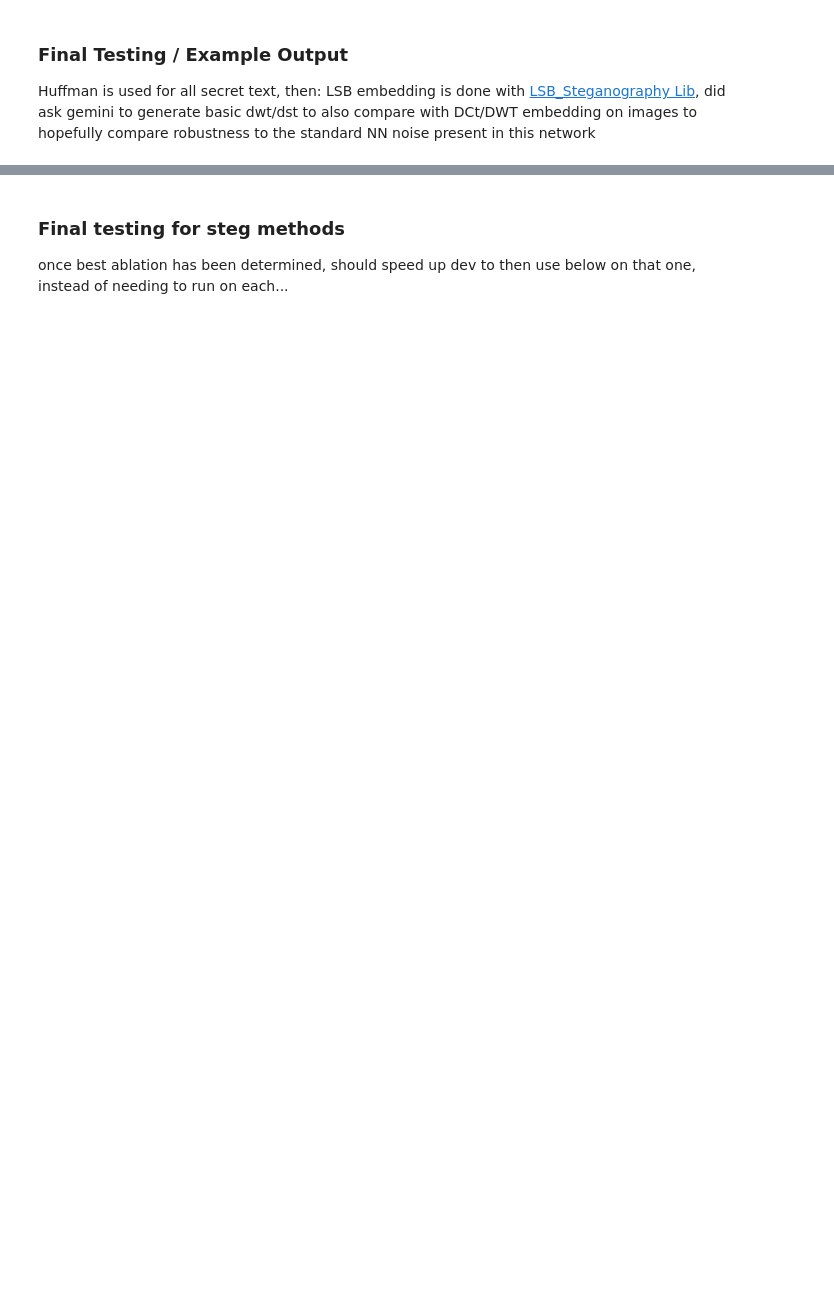
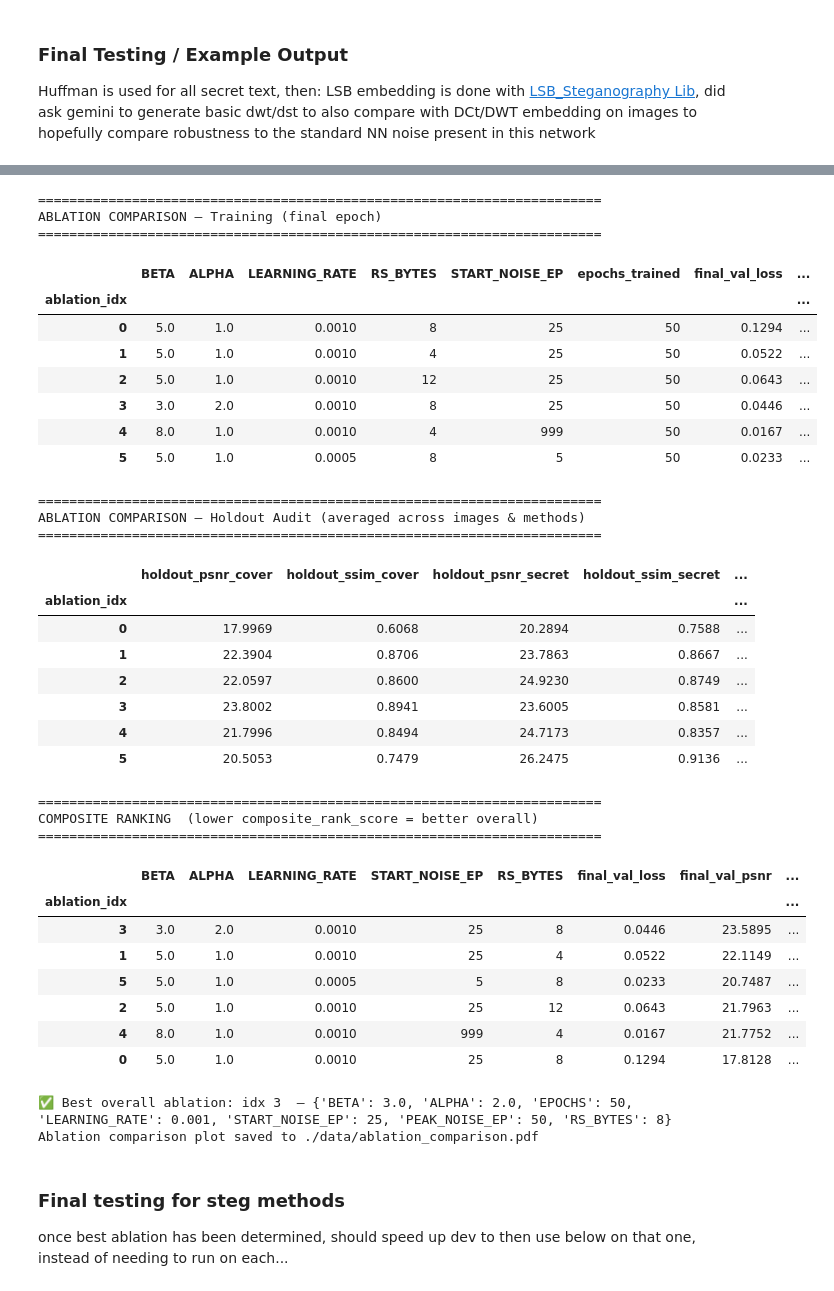
Before and after one commit to anthonysasso2001/DeepSteganographyAuditProj, a Jupyter notebook: SteganographyAudit.ipynb, the cells around one changed output, grey strips where cells are left out. Drawn from its saved outputs; the diff is of its cells as text; code cells hidden in the pictures; blank space fills up the shorter version.

Commit message:
med refac, mainly to improve ablation and plotting, running revised ablations with 100 epochs to get ok candidates before I consider next steps

```diff
--- a/SteganographyAudit.ipynb
+++ b/SteganographyAudit.ipynb
@@ -2022,7 +2084,7 @@ for ablation_idx in range(len(ABLATION_CONFIGS)):
 
     methods = ['original'] + [k.lower() for k in stego_map.keys()]
 
-    num_samples = 5  # len(holdout_dataset)
+    num_samples = len(holdout_dataset)
     print(f"Evaluating {num_samples} samples...")
 
     sample_dataset = holdout_dataset.take(num_samples)
@@ -2118,8 +2180,8 @@ for ablation_idx in range(len(ABLATION_CONFIGS)):
             t_loss, c_loss, s_loss = steganography_loss(sc, ss, h_out, r_out)
 
             # --- 4. Periodic Visual Saving ---
-            # Saves every 50th image processed to avoid disk bloat
-            if (i + 1) % 50 == 0:
+            # Saves every 100th image processed to avoid disk bloat
+            if (i + 1) % 100 == 0:
                 save_visual_comparison(
                     cover=to_display(sc[0]),
                     secret=to_display(ss[0]),
@@ -2457,33 +2717,70 @@ def plot_ablation_comparison(df_train, df_holdout, df_rank, ablation_configs, sa
 
     for row, col in [(1, 1), (1, 2), (2, 1), (2, 2)]:
         fig.update_xaxes(tickangle=-35, tickfont=dict(size=9),
                          row=row, col=col)
 
     fig.update_layout(
         height=800, width=1600,
         title_text="Ablation Study: Cover Quality · Secret Recovery · Text Accuracy · Composite Rank",
         template="plotly_white",
         barmode="group",
         legend=dict(orientation="h", yanchor="bottom",
                     y=1.02, xanchor="right", x=1),
     )
 
     if save_path:
         fig.write_image(save_path, format="pdf", width=1600, height=800)
         print(f"Ablation comparison plot saved to {save_path}")
     fig.show()
 
 
 df_abl_train, df_abl_holdout, df_abl_rank = compare_ablations(
     ABLATION_CONFIGS, data_dir)
 
+df_abl_rank.to_csv(os.path.join(data_dir, "ablation_comparison_rank.csv"))
 
 if df_abl_rank is not None:
     plot_ablation_comparison(
         df_abl_train, df_abl_holdout, df_abl_rank,
         ABLATION_CONFIGS,
         save_path=os.path.join(data_dir, "ablation_comparison.pdf"),
     )
+# %% [output]
+========================================================================
+ABLATION COMPARISON — Training (final epoch)
+========================================================================
+|  | BETA | ALPHA | LEARNING_RATE | RS_BYTES | START_NOISE_EP | epochs_trained | final_val_loss | ... |
+| ablation_idx |  |  |  |  |  |  |  | ... |
+| 0 | 5.0 | 1.0 | 0.0010 | 8 | 25 | 50 | 0.1294 | ... |
+| 1 | 5.0 | 1.0 | 0.0010 | 4 | 25 | 50 | 0.0522 | ... |
+| 2 | 5.0 | 1.0 | 0.0010 | 12 | 25 | 50 | 0.0643 | ... |
+| 3 | 3.0 | 2.0 | 0.0010 | 8 | 25 | 50 | 0.0446 | ... |
+| 4 | 8.0 | 1.0 | 0.0010 | 4 | 999 | 50 | 0.0167 | ... |
+| 5 | 5.0 | 1.0 | 0.0005 | 8 | 5 | 50 | 0.0233 | ... |
+========================================================================
+ABLATION COMPARISON — Holdout Audit (averaged across images & methods)
+========================================================================
+|  | holdout_psnr_cover | holdout_ssim_cover | holdout_psnr_secret | holdout_ssim_secret | ... |
+| ablation_idx |  |  |  |  | ... |
+| 0 | 17.9969 | 0.6068 | 20.2894 | 0.7588 | ... |
+| 1 | 22.3904 | 0.8706 | 23.7863 | 0.8667 | ... |
+| 2 | 22.0597 | 0.8600 | 24.9230 | 0.8749 | ... |
+| 3 | 23.8002 | 0.8941 | 23.6005 | 0.8581 | ... |
+| 4 | 21.7996 | 0.8494 | 24.7173 | 0.8357 | ... |
+| 5 | 20.5053 | 0.7479 | 26.2475 | 0.9136 | ... |
+========================================================================
+COMPOSITE RANKING  (lower composite_rank_score = better overall)
+========================================================================
+|  | BETA | ALPHA | LEARNING_RATE | START_NOISE_EP | RS_BYTES | final_val_loss | final_val_psnr | ... |
+| ablation_idx |  |  |  |  |  |  |  | ... |
+| 3 | 3.0 | 2.0 | 0.0010 | 25 | 8 | 0.0446 | 23.5895 | ... |
+| 1 | 5.0 | 1.0 | 0.0010 | 25 | 4 | 0.0522 | 22.1149 | ... |
+| 5 | 5.0 | 1.0 | 0.0005 | 5 | 8 | 0.0233 | 20.7487 | ... |
+| 2 | 5.0 | 1.0 | 0.0010 | 25 | 12 | 0.0643 | 21.7963 | ... |
+| 4 | 8.0 | 1.0 | 0.0010 | 999 | 4 | 0.0167 | 21.7752 | ... |
+| 0 | 5.0 | 1.0 | 0.0010 | 25 | 8 | 0.1294 | 17.8128 | ... |
+✅ Best overall ablation: idx 3  — {'BETA': 3.0, 'ALPHA': 2.0, 'EPOCHS': 50, 'LEARNING_RATE': 0.001, 'START_NOISE_EP': 25, 'PEAK_NOISE_EP': 50, 'RS_BYTES': 8}
+Ablation comparison plot saved to ./data/ablation_comparison.pdf
 # %% [markdown]
 ### Final testing for steg methods
 
```
Also changed, not shown: parts of 8 cells of this notebook, 1 other file.
